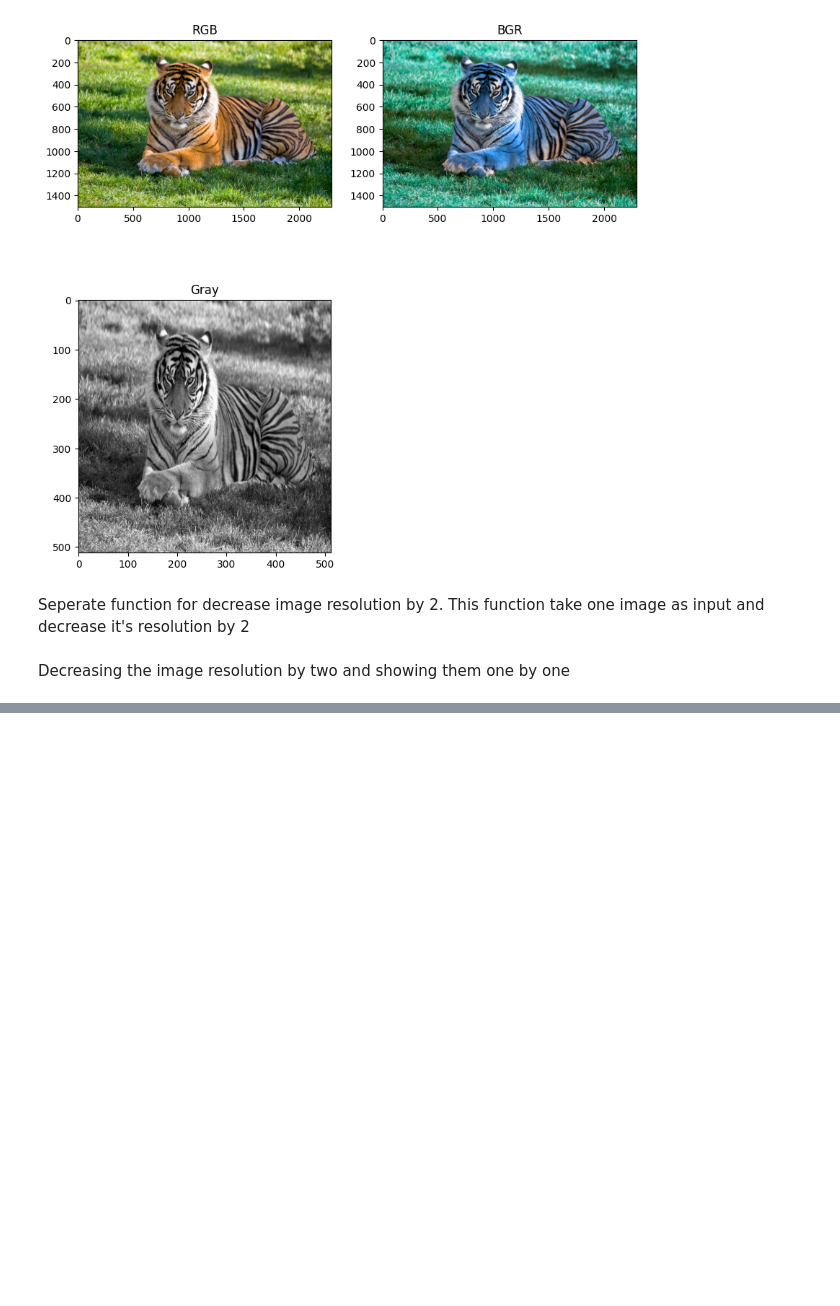
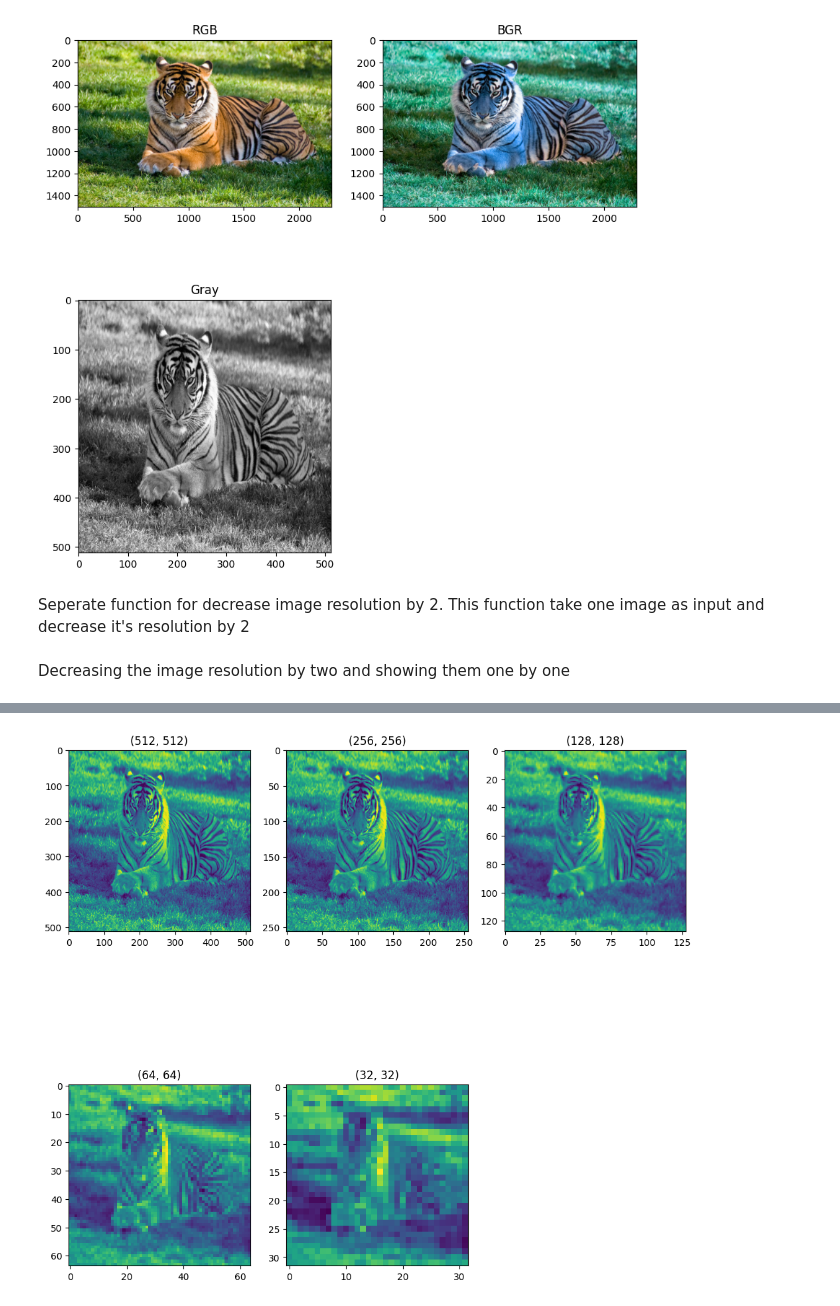
Before and after one commit to AshiqPranto/DigitalImageProcessingLab_CSE4181, a Jupyter notebook: Task1/1_a.ipynb, the cells around one changed output, grey strips where cells are left out. Saved outputs shown, nothing was run; the diff lists cells and outputs as text; code cells hidden in the pictures; blank space fills up the shorter version.

```diff
--- a/Task1/1_a.ipynb
+++ b/Task1/1_a.ipynb
@@ -48,16 +48,3 @@ def decrease_resolution_by_2(sample_img):
     return downsampled_img1
 # %% [markdown]
 Decreasing the image resolution by two and showing them one by one
-# %%
-
-cnt = 1
-while cnt < 5:
-    print(cnt)
-    img_gray = decrease_resolution_by_2(img_gray)
-    print(img_gray.shape)
-    title = "Down Sampling " + str(cnt) + " times"
-    plt.title(title)
-    plt.imshow(img_gray, cmap='gray')
-    plt.show()
-    cnt = cnt + 1
-    # time.sleep(1)
@@ -76,0 +51,11 @@ while cnt < 5:
+# %%
+
+reduced_img = img_gray.copy()
+plt.figure(figsize=(12, 12))
+for cnt in range(1,6):
+    plt.subplot(2, 3, cnt)
+    plt.title(f"{reduced_img.shape}")
+    plt.imshow(reduced_img)
+    reduced_img = decrease_resolution_by_2(reduced_img)
+# %% [output]
+[figure, added]
```
Also changed, not shown: parts of 1 cell of this notebook, 10 other files.
